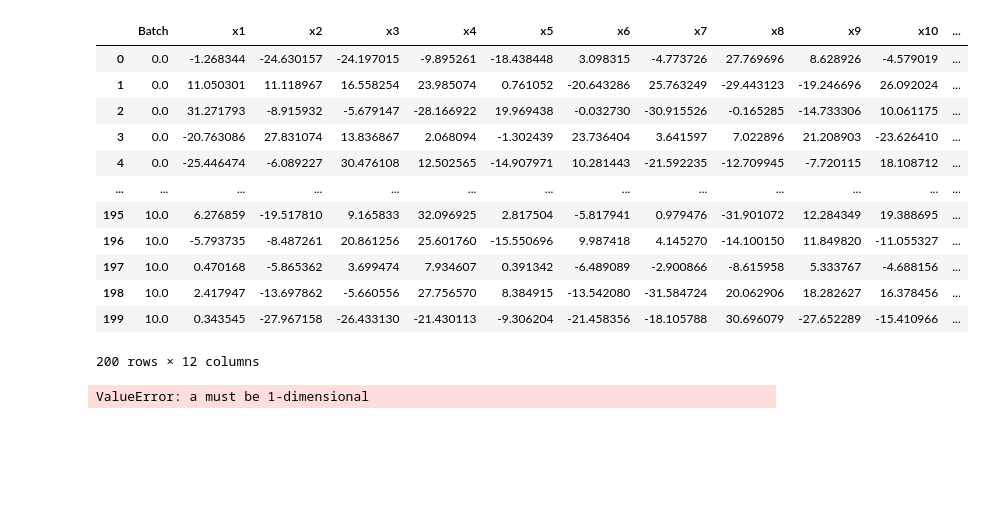
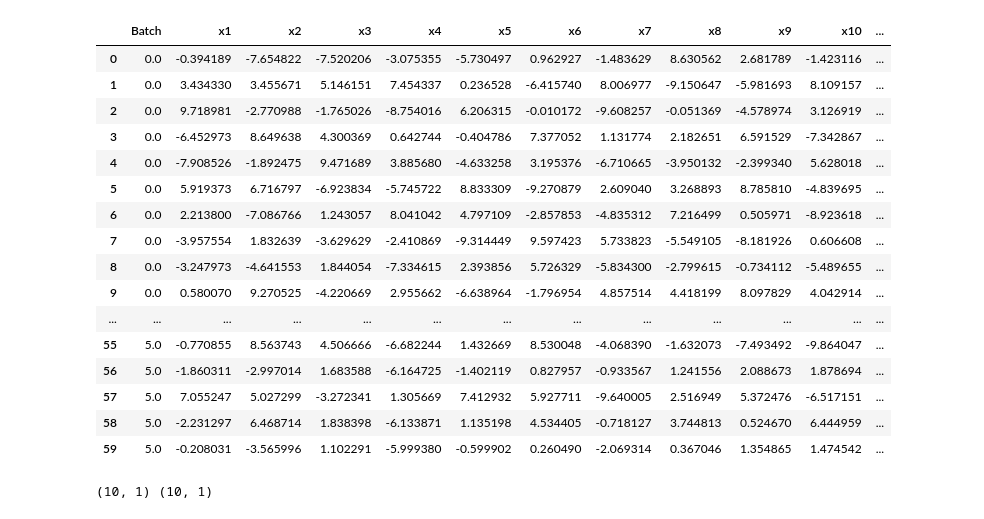
Before and after one commit to Schubydo/msc_code, a Jupyter notebook: SO_Numerical_Experiments/bootstrapping.ipynb, the cells around one changed output. Drawn from its saved outputs; the diff is of its cells as text; code cells hidden in the pictures; blank space fills up the shorter version.

```diff
--- a/SO_Numerical_Experiments/bootstrapping.ipynb
+++ b/SO_Numerical_Experiments/bootstrapping.ipynb
@@ -1,44 +1,51 @@
 # %%
 from bayesian_optimization import BayesianOptimization
 import pandas as pd
 from botorch.test_functions import Ackley
 from botorch.test_functions import Levy
+from botorch.test_functions import Beale
+from botorch.test_functions import DixonPrice
 
 # Variables that determine the size of the dataset
-N_INITIAL = 100
-EPOCHS = 10
+N_INITIAL = 10
+EPOCHS = 5
 BATCH_SIZE = 10
 DIM = 10
-# Bounds are 10 for Levy and 32 for Ackley
+LOWER = -10
+UPPER = 10
 
-optimizer = BayesianOptimization(fun=Ackley(dim=DIM, negate=True),
+optimizer = BayesianOptimization(fun=DixonPrice(dim=10,negate=True),
                                  batch_size=BATCH_SIZE,
                                  dim=DIM,
                                  epochs=EPOCHS,
                                  n_init=N_INITIAL,
-                                 lower_bound=-32.176,
-                                 upper_bound=32.176,
+                                 lower_bound=LOWER,
+                                 upper_bound=UPPER,
                                  seed=5,
                                  acqf_type='qUCB')
 
 x_max, y_max = optimizer.run()
 data = optimizer.get_data()
 full = optimizer.format(data, dim=DIM, n_init=N_INITIAL, batch_size=BATCH_SIZE, epochs=EPOCHS)
 display(full)
 # %% [output]
 |  | Batch | x1 | x2 | x3 | x4 | x5 | x6 | x7 | x8 | x9 | x10 | ... |
-| 0 | 0.0 | -1.268344 | -24.630157 | -24.197015 | -9.895261 | -18.438448 | 3.098315 | -4.773726 | 27.769696 | 8.628926 | -4.579019 | ... |
-| 1 | 0.0 | 11.050301 | 11.118967 | 16.558254 | 23.985074 | 0.761052 | -20.643286 | 25.763249 | -29.443123 | -19.246696 | 26.092024 | ... |
-| 2 | 0.0 | 31.271793 | -8.915932 | -5.679147 | -28.166922 | 19.969438 | -0.032730 | -30.915526 | -0.165285 | -14.733306 | 10.061175 | ... |
-| 3 | 0.0 | -20.763086 | 27.831074 | 13.836867 | 2.068094 | -1.302439 | 23.736404 | 3.641597 | 7.022896 | 21.208903 | -23.626410 | ... |
-| 4 | 0.0 | -25.446474 | -6.089227 | 30.476108 | 12.502565 | -14.907971 | 10.281443 | -21.592235 | -12.709945 | -7.720115 | 18.108712 | ... |
+| 0 | 0.0 | -0.394189 | -7.654822 | -7.520206 | -3.075355 | -5.730497 | 0.962927 | -1.483629 | 8.630562 | 2.681789 | -1.423116 | ... |
+| 1 | 0.0 | 3.434330 | 3.455671 | 5.146151 | 7.454337 | 0.236528 | -6.415740 | 8.006977 | -9.150647 | -5.981693 | 8.109157 | ... |
+| 2 | 0.0 | 9.718981 | -2.770988 | -1.765026 | -8.754016 | 6.206315 | -0.010172 | -9.608257 | -0.051369 | -4.578974 | 3.126919 | ... |
+| 3 | 0.0 | -6.452973 | 8.649638 | 4.300369 | 0.642744 | -0.404786 | 7.377052 | 1.131774 | 2.182651 | 6.591529 | -7.342867 | ... |
+| 4 | 0.0 | -7.908526 | -1.892475 | 9.471689 | 3.885680 | -4.633258 | 3.195376 | -6.710665 | -3.950132 | -2.399340 | 5.628018 | ... |
+| 5 | 0.0 | 5.919373 | 6.716797 | -6.923834 | -5.745722 | 8.833309 | -9.270879 | 2.609040 | 3.268893 | 8.785810 | -4.839695 | ... |
+| 6 | 0.0 | 2.213800 | -7.086766 | 1.243057 | 8.041042 | 4.797109 | -2.857853 | -4.835312 | 7.216499 | 0.505971 | -8.923618 | ... |
+| 7 | 0.0 | -3.957554 | 1.832639 | -3.629629 | -2.410869 | -9.314449 | 9.597423 | 5.733823 | -5.549105 | -8.181926 | 0.606608 | ... |
+| 8 | 0.0 | -3.247973 | -4.641553 | 1.844054 | -7.334615 | 2.393856 | 5.726329 | -5.834300 | -2.799615 | -0.734112 | -5.489655 | ... |
+| 9 | 0.0 | 0.580070 | 9.270525 | -4.220669 | 2.955662 | -6.638964 | -1.796954 | 4.857514 | 4.418199 | 8.097829 | 4.042914 | ... |
 | ... | ... | ... | ... | ... | ... | ... | ... | ... | ... | ... | ... | ... |
-| 195 | 10.0 | 6.276859 | -19.517810 | 9.165833 | 32.096925 | 2.817504 | -5.817941 | 0.979476 | -31.901072 | 12.284349 | 19.388695 | ... |
-| 196 | 10.0 | -5.793735 | -8.487261 | 20.861256 | 25.601760 | -15.550696 | 9.987418 | 4.145270 | -14.100150 | 11.849820 | -11.055327 | ... |
-| 197 | 10.0 | 0.470168 | -5.865362 | 3.699474 | 7.934607 | 0.391342 | -6.489089 | -2.900866 | -8.615958 | 5.333767 | -4.688156 | ... |
-| 198 | 10.0 | 2.417947 | -13.697862 | -5.660556 | 27.756570 | 8.384915 | -13.542080 | -31.584724 | 20.062906 | 18.282627 | 16.378456 | ... |
-| 199 | 10.0 | 0.343545 | -27.967158 | -26.433130 | -21.430113 | -9.306204 | -21.458356 | -18.105788 | 30.696079 | -27.652289 | -15.410966 | ... |
+| 55 | 5.0 | -0.770855 | 8.563743 | 4.506666 | -6.682244 | 1.432669 | 8.530048 | -4.068390 | -1.632073 | -7.493492 | -9.864047 | ... |
+| 56 | 5.0 | -1.860311 | -2.997014 | 1.683588 | -6.164725 | -1.402119 | 0.827957 | -0.933567 | 1.241556 | 2.088673 | 1.878694 | ... |
+| 57 | 5.0 | 7.055247 | 5.027299 | -3.272341 | 1.305669 | 7.412932 | 5.927711 | -9.640005 | 2.516949 | 5.372476 | -6.517151 | ... |
+| 58 | 5.0 | -2.231297 | 6.468714 | 1.838398 | -6.133871 | 1.135198 | 4.534405 | -0.718127 | 3.744813 | 0.524670 | 6.444959 | ... |
+| 59 | 5.0 | -0.208031 | -3.565996 | 1.102291 | -5.999380 | -0.599902 | 0.260490 | -2.069314 | 0.367046 | 1.354865 | 1.474542 | ... |
-200 rows × 12 columns
 # %%
 import pandas as pd
 cols = ['Batch','y']
@@ -50,31 +57,36 @@ y_1 = df[df['Batch'] == 1.0][['y']]
 
 
 def get_batches(id1,id2):
-    y_0 = df[df['Batch'] == id1][['y']]
-    y_1 = df[df['Batch'] == id2][['y']]
+    y_0 = df[df['Batch'] == id1][['y']].to_numpy()
+    y_1 = df[df['Batch'] == id2][['y']].to_numpy()
     return y_0, y_1
+y1, y2 = get_batches(id1=0,id2=1)
+
+print(y1.shape, y2.shape)
+# %% [output]
+(10, 1) (10, 1)
 # %%
 import numpy as np
 
-def bootstrap_diff_max(X, Y, n_bootstrap=10000):
+def bootstrap_diff_max(X, Y, n_bootstrap=1000):
     np.random.seed(0)
     max_diffs = []
+
+    X = X.squeeze()
+    Y = Y.squeeze()
+
     for _ in range(n_bootstrap):
         X_resample = np.random.choice(X, size=len(X), replace=True)
         Y_resample = np.random.choice(Y, size=len(Y), replace=True)
         max_diff = np.max(X_resample) - np.max(Y_resample)
         max_diffs.append(max_diff)
-    return np.array(max_diffs)
 
-# Bootstrap method
-max_diffs_bootstrap = bootstrap_diff_max(y_0, y_1)
-obs_diff = np.max(y_0) - np.max(y_1)
-
-# Confidence interval
-lower_bound_bootstrap = np.percentile(max_diffs_bootstrap, 2.5)
-upper_bound_bootstrap = np.percentile(max_diffs_bootstrap, 97.5)
-
-print(f"Bootstrap Observed difference of maxima: {obs_diff}")
-print(f"Bootstrap 95% Confidence interval: [{lower_bound_bootstrap}, {upper_bound_bootstrap}]")
+    # Calculating the confience intervals
+    max_diffs_bootstrap = np.array(max_diffs)
+    obs_diff = np.max(X) - np.max(Y)
+    lower_bound_bootstrap = np.percentile(max_diffs_bootstrap, 2.5)
+    upper_bound_bootstrap = np.percentile(max_diffs_bootstrap, 97.5)
+    print(f"Bootstrap Observed difference of maxima: {obs_diff}")
+    print(f"Bootstrap Observed difference of maxima: {max_diffs_bootstrap}")
+    print(f"Bootstrap 95% Confidence interval: [{lower_bound_bootstrap}, {upper_bound_bootstrap}]")
+    return max_diffs_bootstrap, obs_diff
-# %% [output]
-ValueError: a must be 1-dimensional
```
Also changed, not shown: parts of 2 cells of this notebook.
